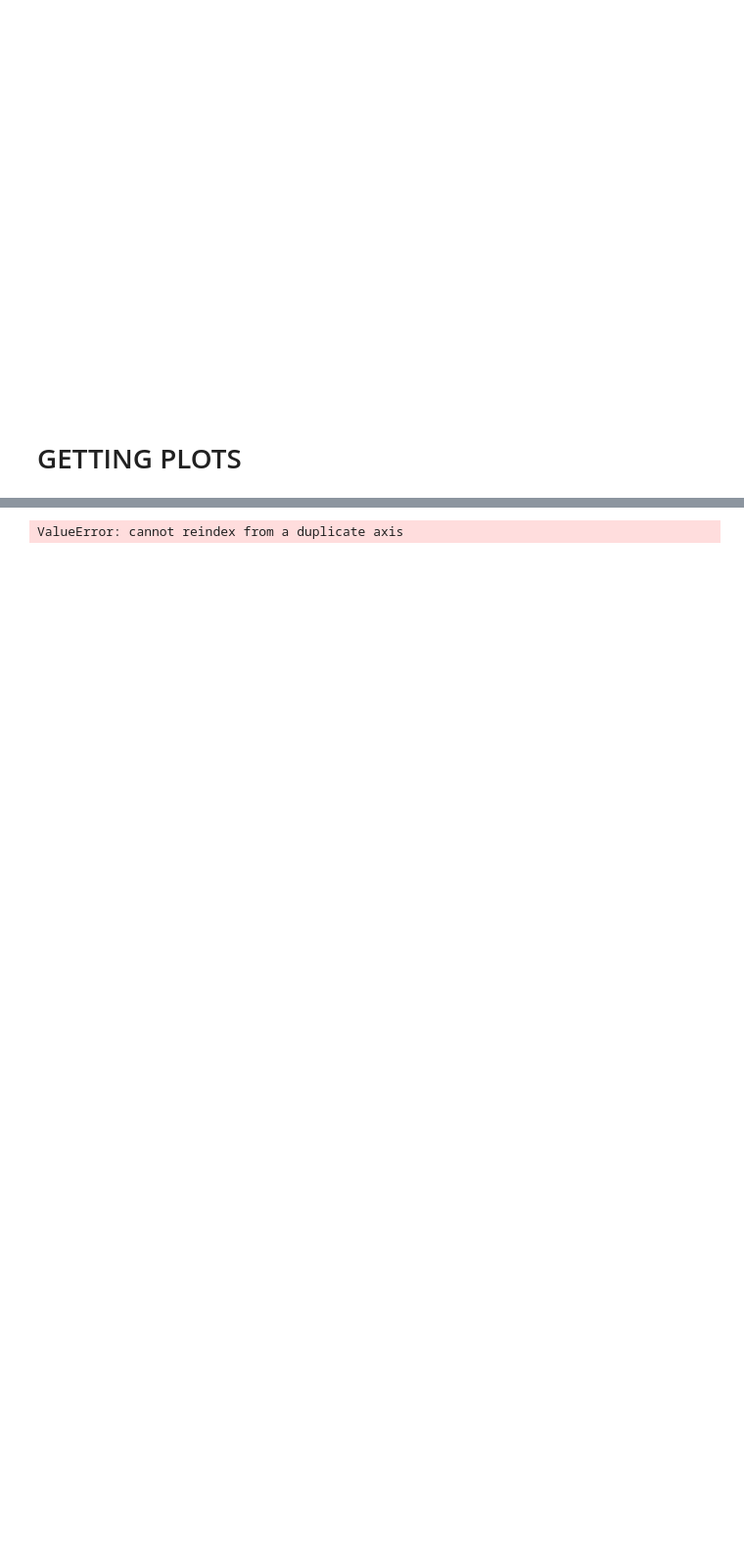
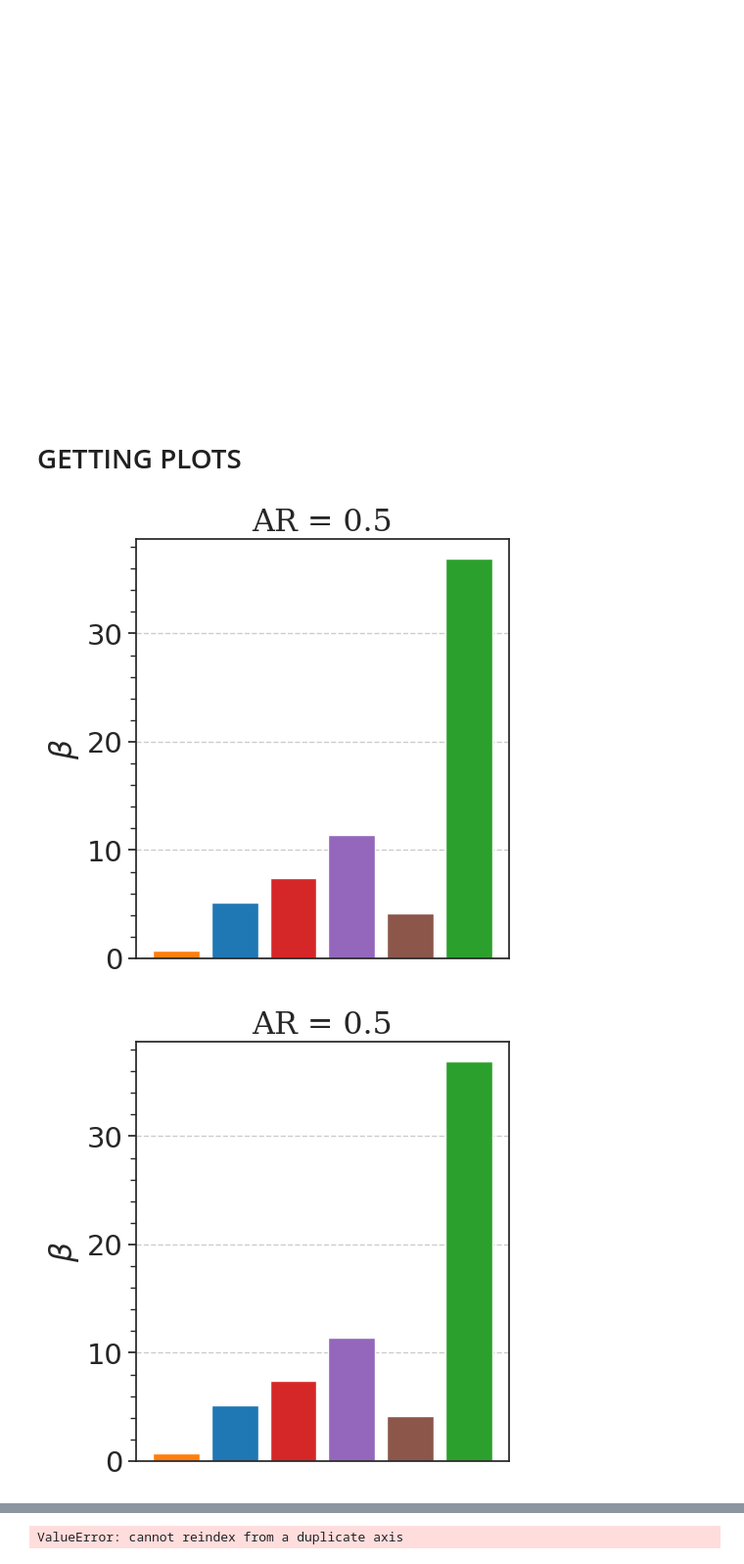
Before and after one commit to viictorjimenezzz/pa-covariate-shift, a Jupyter notebook: src/plot/adv/adv_eval.ipynb, the cells around one changed output, grey strips where cells are left out. Shown: that part at 98% size. Drawn from its saved outputs; the diff is of its cells as text; code cells hidden in the pictures; blank space fills up the shorter version.

```diff
--- a/src/plot/adv/adv_eval.ipynb
+++ b/src/plot/adv/adv_eval.ipynb
@@ -705,6 +882,7 @@ plot_adv_ar(
 def plot_defense_barplot(
     df,
     savedir: str,
+    attack_name: str,
     metric: str = "AFR_true_diff",
     save: bool = False,
     yscale: str = "linear",
@@ -764,14 +942,19 @@ def plot_defense_barplot(
         ax.grid(linestyle="--")
 
         # title = fr"AR = 0.1"
-        title = fr"$\Delta$ AFR, $\ell_\infty$ = {epsval} / 255"
-        title = r"$\Delta$ AFR"
-        title = r"PGD, $\ell_\infty$ = 32 / 255"
+        # title = fr"$\Delta$ AFR, $\ell_\infty$ = {epsval} / 255"
+        # title = r"$\Delta$ AFR"
+        title = fr"AR = 0.5"
+        # title = fr"AR = 1.0, $\ell_\infty$ = {epsval} / 255"
         # title = "FMN"
         ax.set_title(title, fontname=fontname)
         plt.tight_layout()
         if save:
-            fname = f"{metric}_barplot_{epsilon}{version_appendix}.pdf"
+            if attack_name == "PGD":
+                fname = f"PGD_{metric}_barplot_eps={epsilon}{version_appendix}.pdf"
+            else:
+                fname = f"FMN_{metric}_barplot_{version_appendix}.pdf"
+
             # fname = f"{metric}_barplot_FMN_0.1.png"
             plt.savefig(os.path.join(savedir, fname), dpi=300)
             plt.clf()
@@ -779,21 +962,26 @@ def plot_defense_barplot(
             plt.show()
         plt.close()
 # %%
-df = _get_attack_df("PGD")
+attack_name = "FMN"
+df = _get_attack_df(attack_name)
 df_plot = df[
-    (df["ar"] == "1.0") & (df["epsilon"] == "0.1255")
+    (df["ar"] == "0.5")# & (df["epsilon"] == "0.0314")
 ]
 # %%
-df_plot.loc[df_plot["defense"] == "Wong2020Fast", "W"] = 0.0000027
+# df_plot.loc[df_plot["defense"] == "Wong2020Fast", "W"] = 0.0000027
+# df_plot = df_plot.sort_values(by='W', ascending=True)
 
-df_plot = df_plot.sort_values(by='W', ascending=True)
-# df_plot
+# df_plot  = _get_attack_df("PGD")
 # %%
 plot_defense_barplot(
     df_plot,
-    metric = "W",
-    save = True,
-    yscale = "log",
-    version_appendix = "_300",
+    metric = "beta",
+    attack_name=attack_name,
+    save = False,
+    yscale = "linear",
+    version_appendix = "0.5",
     savedir = r"/cluster/home/vjimenez/adv_pa_new/results/adv",
 )
+# %% [output]
+[figure, added]
+[figure, added]
```
Also changed, not shown: parts of 28 cells of this notebook, 12 other files.
